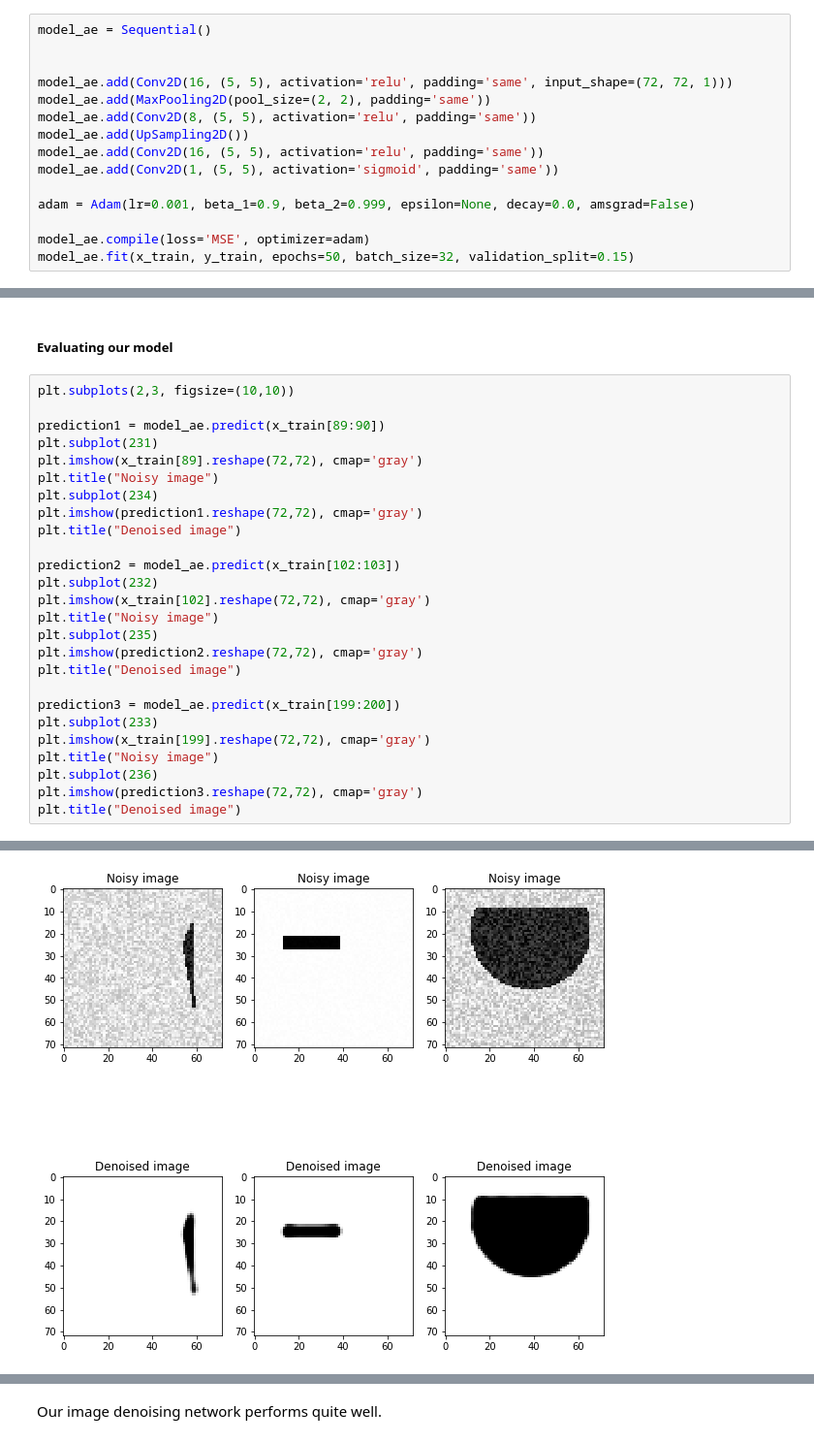
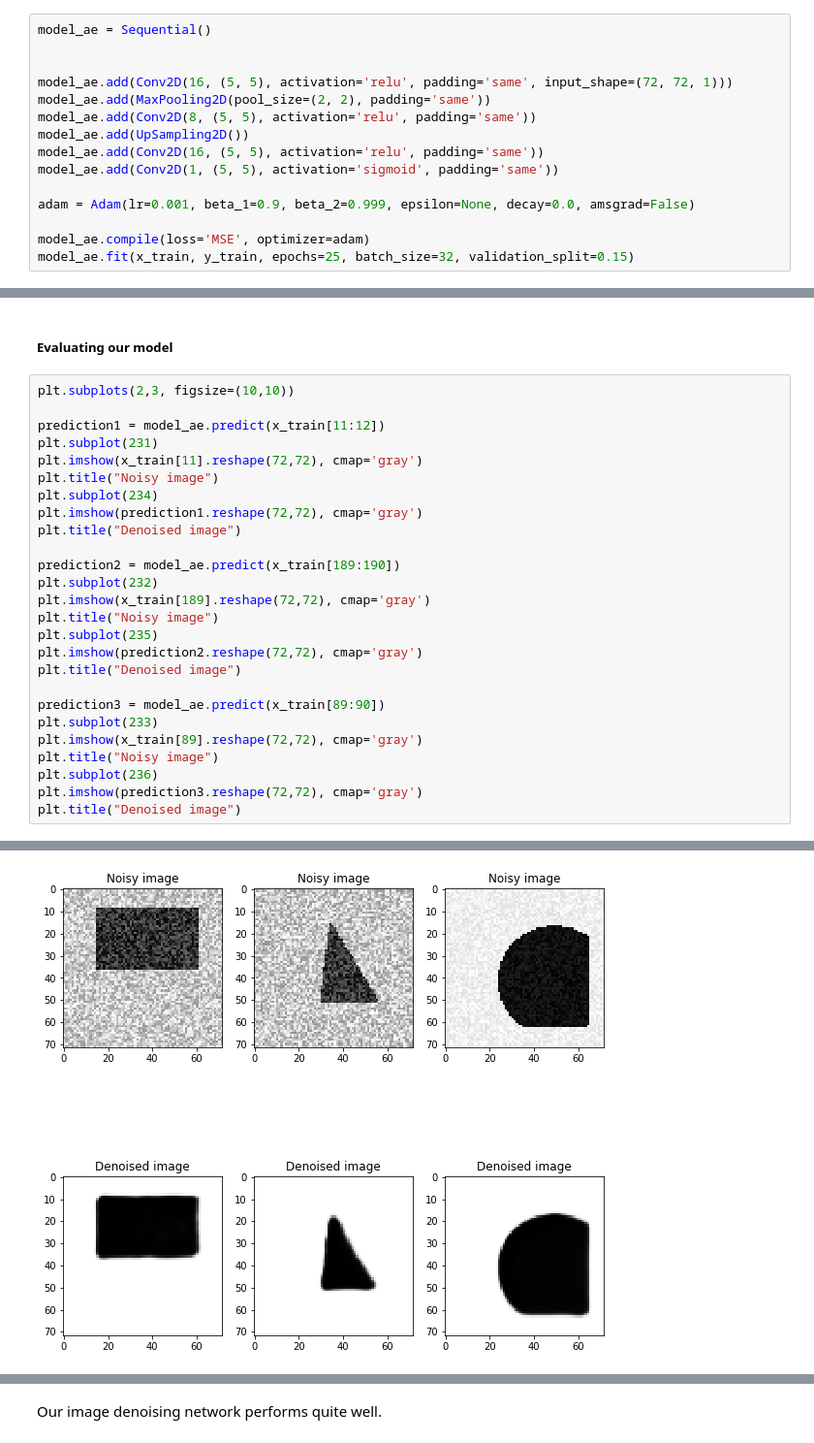
Before and after one commit to JeremiAssael/Deep-Learning-MVA, a Jupyter notebook: MVA_MP1/mva_mp1_image_classification_and_regression_jassael.ipynb, the cells around one changed output, grey strips where cells are left out. Shown at 97% size. Cells and saved outputs as stored; diff of their text form.

```diff
--- a/MVA_MP1/mva_mp1_image_classification_and_regression_jassael.ipynb
+++ b/MVA_MP1/mva_mp1_image_classification_and_regression_jassael.ipynb
@@ -835,6 +835,6 @@ model_ae.add(Conv2D(1, (5, 5), activation='sigmoid', padding='same'))
 adam = Adam(lr=0.001, beta_1=0.9, beta_2=0.999, epsilon=None, decay=0.0, amsgrad=False)
 
 model_ae.compile(loss='MSE', optimizer=adam)
-model_ae.fit(x_train, y_train, epochs=50, batch_size=32, validation_split=0.15)
+model_ae.fit(x_train, y_train, epochs=25, batch_size=32, validation_split=0.15)
 # %% [output]
 Train on 510 samples, validate on 90 samples
@@ -860,32 +860,32 @@ Epoch 50/50
 # %%
 plt.subplots(2,3, figsize=(10,10))
 
-prediction1 = model_ae.predict(x_train[89:90])
+prediction1 = model_ae.predict(x_train[11:12])
 plt.subplot(231)
-plt.imshow(x_train[89].reshape(72,72), cmap='gray')
+plt.imshow(x_train[11].reshape(72,72), cmap='gray')
 plt.title("Noisy image")
 plt.subplot(234)
 plt.imshow(prediction1.reshape(72,72), cmap='gray')
 plt.title("Denoised image")
 
-prediction2 = model_ae.predict(x_train[102:103])
+prediction2 = model_ae.predict(x_train[189:190])
 plt.subplot(232)
-plt.imshow(x_train[102].reshape(72,72), cmap='gray')
+plt.imshow(x_train[189].reshape(72,72), cmap='gray')
 plt.title("Noisy image")
 plt.subplot(235)
 plt.imshow(prediction2.reshape(72,72), cmap='gray')
 plt.title("Denoised image")
 
-prediction3 = model_ae.predict(x_train[199:200])
+prediction3 = model_ae.predict(x_train[89:90])
 plt.subplot(233)
-plt.imshow(x_train[199].reshape(72,72), cmap='gray')
+plt.imshow(x_train[89].reshape(72,72), cmap='gray')
 plt.title("Noisy image")
 plt.subplot(236)
 plt.imshow(prediction3.reshape(72,72), cmap='gray')
 plt.title("Denoised image")
 # %% [output]
 Text(0.5,1,'Denoised image')
-[figure, old version]
+[figure, new version]
 # %%
 evaluation = model_ae.evaluate(x_test, y_test, verbose=0)
 print("Loss on the test set", evaluation)
```
Also changed, not shown: parts of 6 cells of this notebook.
